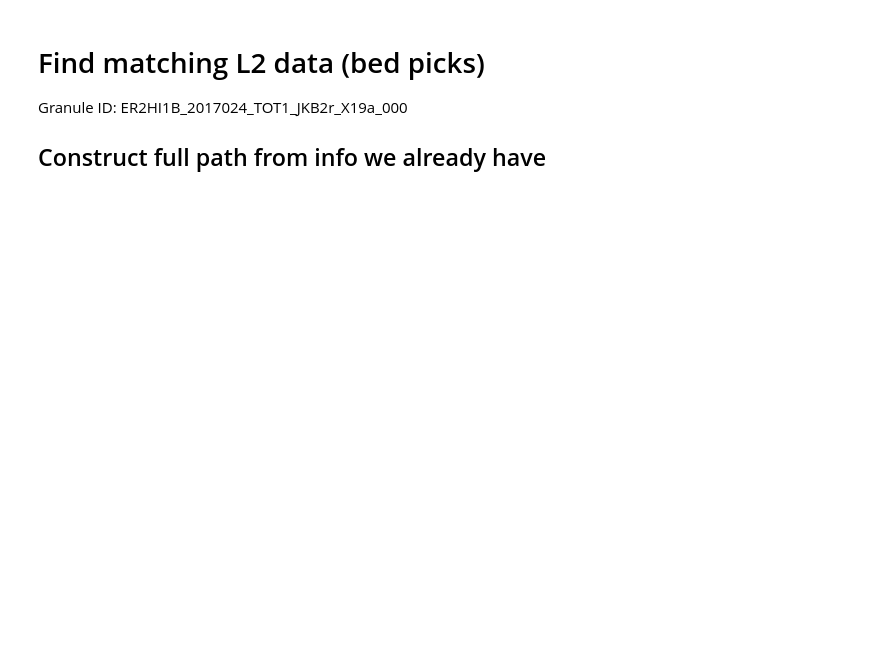
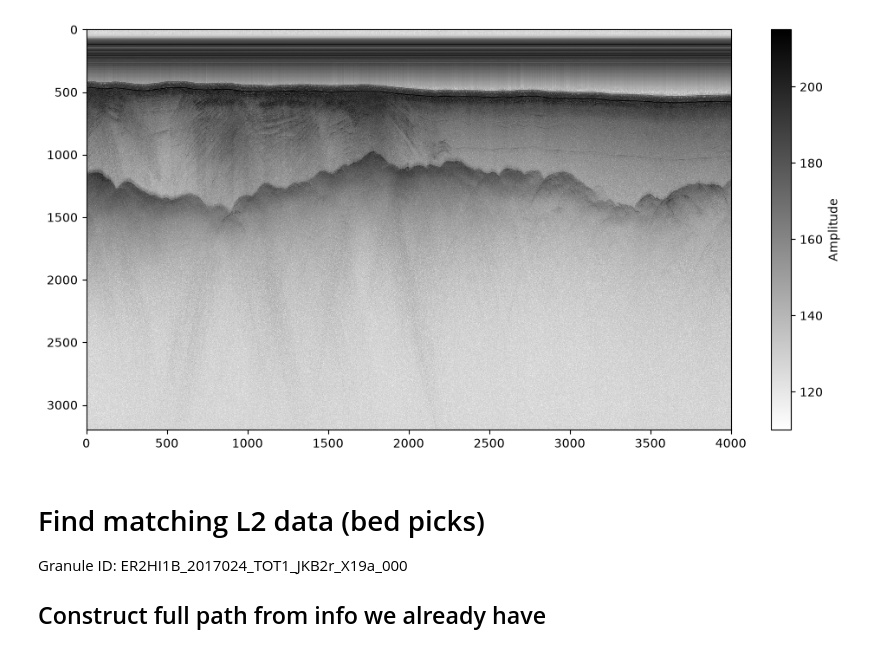
Before and after one commit to kimbente/RadarCLIP, a Jupyter notebook: preprocess_radargrams.ipynb, the cells around one changed output. Saved outputs shown, nothing was run; the diff lists cells and outputs as text; code cells hidden in the pictures; blank space fills up the shorter version.

```diff
--- a/preprocess_radargrams.ipynb
+++ b/preprocess_radargrams.ipynb
@@ -57,18 +78,24 @@ radargram_ds
 # %%
+# Visualize the radargram
 fig, ax = plt.subplots(figsize = (12, 6))
 
 pcm = ax.pcolormesh(
     # pcolormesh expects input C to be (nrows, ncols) so we have to transpose the data array
     # 400 top rows radargram_ds["amplitude_high_gain"].T[0:400, :],
     radargram_ds["amplitude_high_gain"].T[:, :],
-    cmap = "gray_r"
+    # global configs for color map and amplitude range
+    cmap = COLOR_MAP,
+    vmin = AMPLITUDE_VMIN,
+    vmax = AMPLITUDE_VMAX
 )
 
 # radar convention: surface at top
 # Now it is visualised like a table with the origin in the TOP LEFT corner
 ax.invert_yaxis()
 plt.colorbar(pcm, ax = ax, label = "Amplitude")
 plt.show()
+# %% [output]
+[figure, added]
 # %% [markdown]
 # Find matching L2 data (bed picks)
 
```
Also changed, not shown: parts of 40 cells of this notebook, 3 other files.
